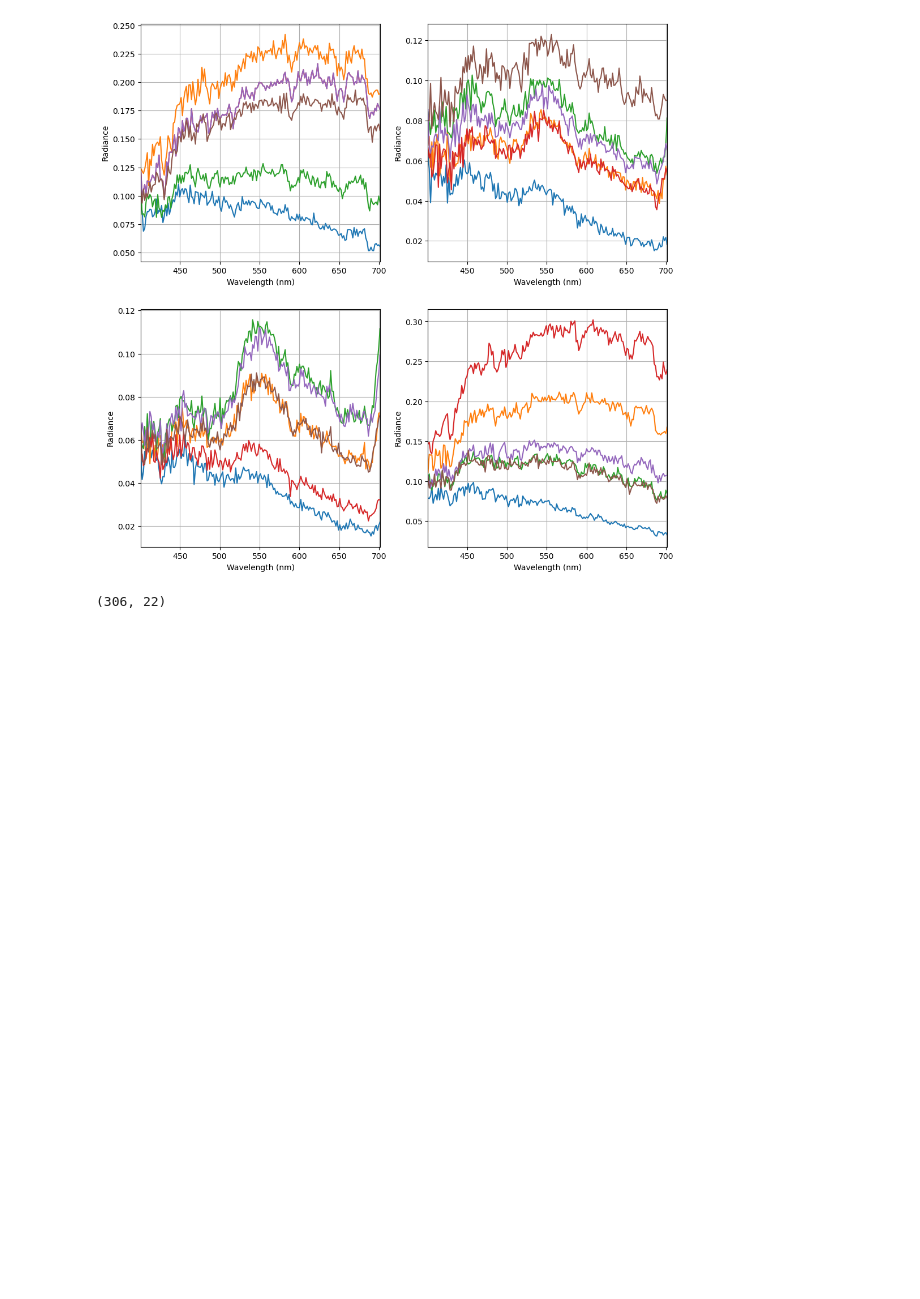
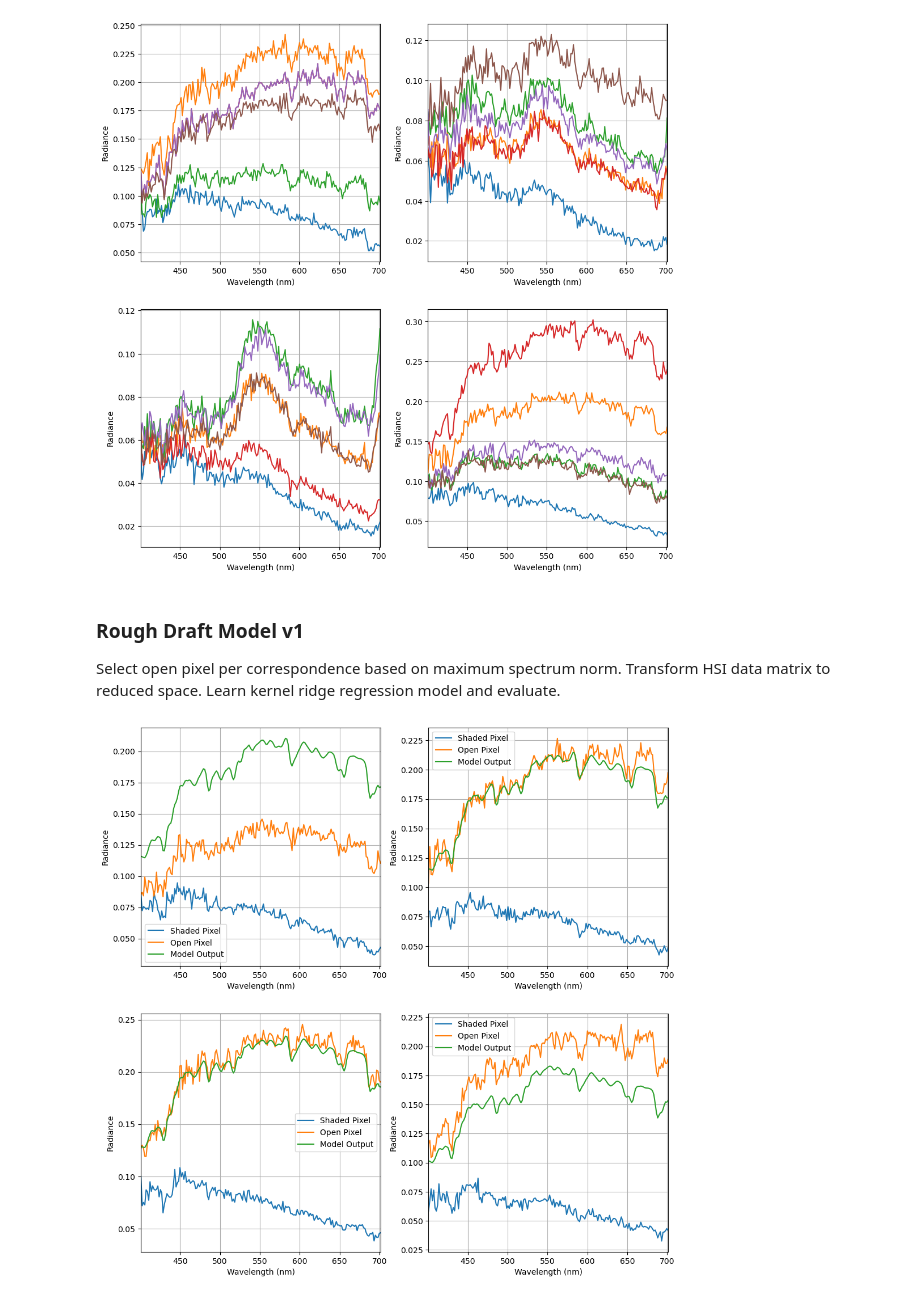
Before and after one commit to iditmer/HyperspectralShadowCompensation, a Jupyter notebook: 03_model_development.ipynb, the cells around one changed output. Saved outputs shown, nothing was run; the diff lists cells and outputs as text; code cells hidden in the pictures; blank space fills up the shorter version.

Commit message:
Implement inital test of kernel ridge regression

```diff
--- a/03_model_development.ipynb
+++ b/03_model_development.ipynb
@@ -28,7 +29,52 @@ for plot in [ 221, 222, 223, 224 ]:
 plt.show()
 # %% [output]
 [figure]
-# %%
-print(key)
-# %% [output]
-(306, 22)
+# %% [markdown]
+### Rough Draft Model v1 ###
+
+Select open pixel per correspondence based on maximum spectrum norm. Transform HSI data matrix to reduced space. Learn kernel ridge regression model and evaluate.
+# %%
+hsi_data_matrix = multispectral_raster_to_matrix(hsi_data)
+image_width = hsi_data.shape[1]
+
+training_indices = []
+testing_indices = []
+
+for pixel in correspondences:
+    training_indices.append(pixel[0] * image_width + pixel[1])
+    open_norms = [ np.linalg.norm(get_spectrum(hsi_data, px)) for px in correspondences[pixel] ]
+    max_norm_pixel = correspondences[pixel][np.argmax(open_norms)]
+    testing_indices.append(max_norm_pixel[0] * image_width + max_norm_pixel[1])
+# %%
+from pca import principal_components
+pc = principal_components(hsi_data_matrix)
+reduced_data_matrix = pc.reduce_dimension(hsi_data_matrix, 12)
+training_data = reduced_data_matrix[training_indices,:]
+testing_data = reduced_data_matrix[testing_indices,:]
+# %%
+from sklearn.model_selection import GridSearchCV
+from sklearn.kernel_ridge import KernelRidge
+
+parameters = { 'alpha': [ 0.75, 1.0, 1.25 ], 'gamma': [ 0.1, 0.25, 0.5 ], 'kernel' : ['rbf', 'rbf', 'rbf'] }
+model = GridSearchCV(KernelRidge(), parameters, scoring='neg_mean_squared_error', cv=10)
+model.fit(training_data, testing_data)
+model_results = pd.DataFrame(model.cv_results_)
+# %%
+reduced_space_predictions = model.predict(training_data)
+reconstructed_predictions = pc.reconstruct(reduced_space_predictions)
+
+plt.figure(figsize=(12,12))
+for plot in [ 221, 222, 223, 224 ]:
+
+    sample_index = np.random.randint(0, len(training_indices))
+    spectra = [
+        hsi_data_matrix[training_indices[sample_index]],
+        hsi_data_matrix[testing_indices[sample_index]],
+        reconstructed_predictions[sample_index]
+    ]
+
+    plt.subplot(plot)
+    spectra_plot(wavelengths, np.array(spectra), legend_labels=['Shaded Pixel', 'Open Pixel', 'Model Output'])
+plt.show()
+# %% [output]
+[figure, added]
```
Also changed, not shown: parts of 1 cell of this notebook.
